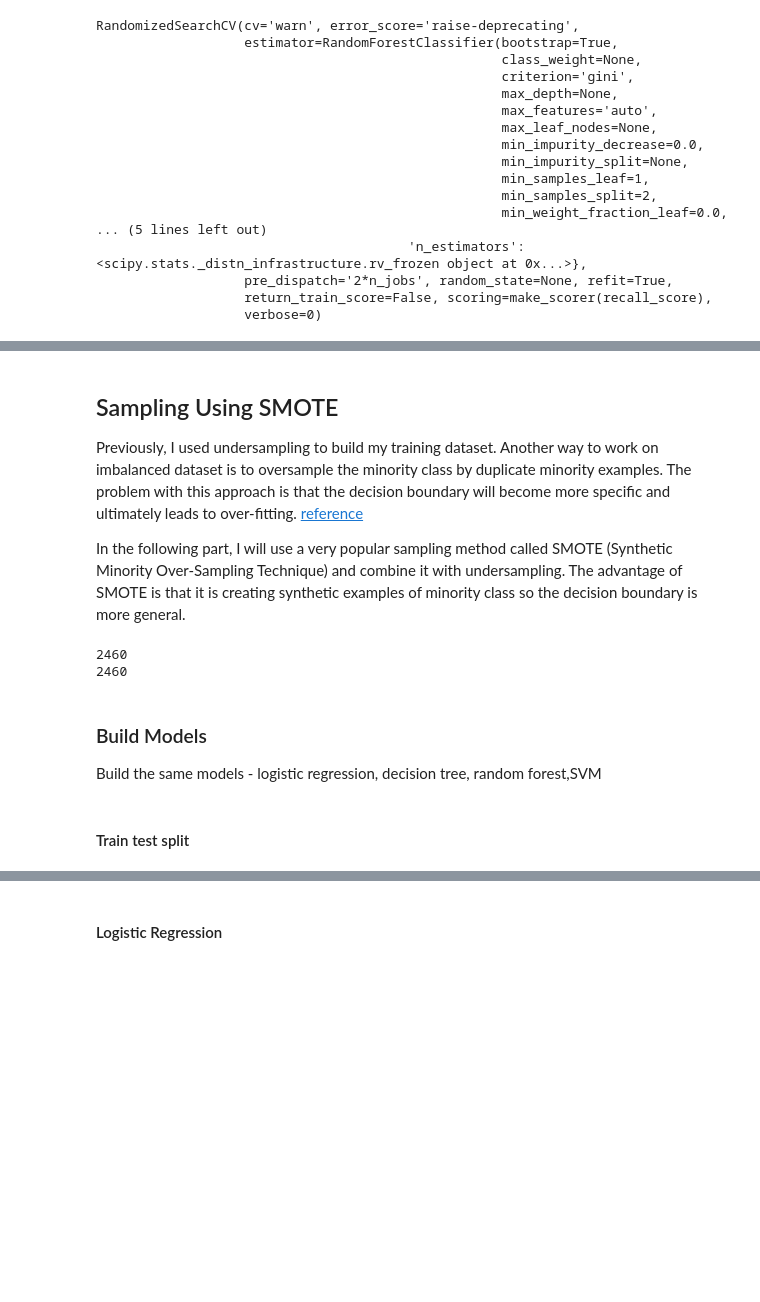
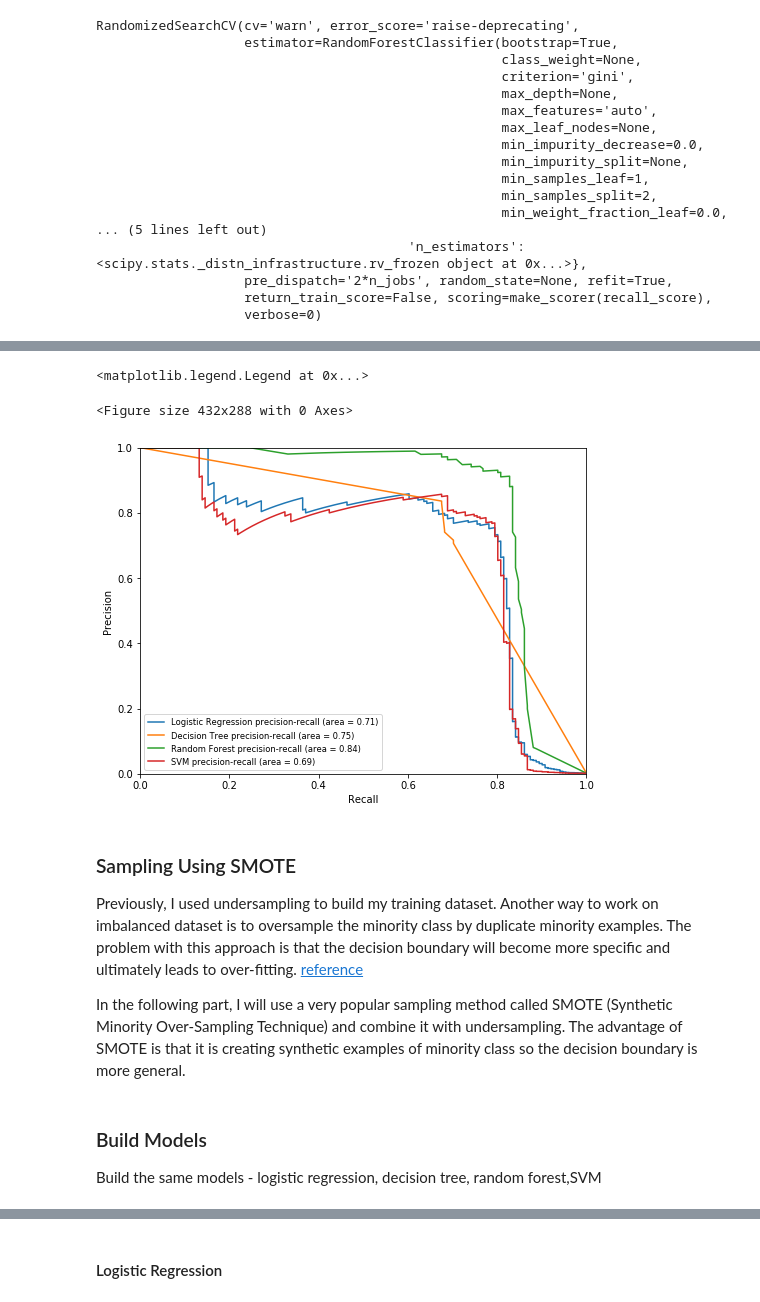
Before and after one commit to oyuan124/credit-card-fraud, a Jupyter notebook: Credit Card Fraud Detection.ipynb, the cells around one changed output, grey strips where cells are left out. Saved outputs shown, nothing was run; the diff lists cells and outputs as text; code cells hidden in the pictures; blank space fills up the shorter version.

```diff
--- a/Credit Card Fraud Detection.ipynb
+++ b/Credit Card Fraud Detection.ipynb
@@ -275,7 +259,7 @@ rdforest_param = {"n_estimators" : sp.stats.randint(80,120),
               "bootstrap": [True, False]
               }
 
-rdforest_search = RandomizedSearchCV(rdforest, param_distributions=rdforest_param, n_iter = n_iter_search, scoring=recall_score)
+rdforest_search = RandomizedSearchCV(rdforest, param_distributions=rdforest_param, scoring=recall_score)
 # %%
 rdforest_search.fit(X_train, y_train)
 # %% [output]
@@ -419,5 +417,21 @@ plt.legend(loc=0, fontsize='small')
+# %%
+plt.clf()
+plt.figure(figsize = (8,6))
+
+for m in models:
+    plt.plot(m['recall'], m['precision'], label = '%s precision-recall (area = %0.2f)' % (m['label'], m['pr-auc']))
+
+plt.xlim([0.0, 1.0])
+plt.ylim([0.0, 1.0])
+plt.xlabel('Recall')
+plt.ylabel('Precision')
+plt.legend(loc=0, fontsize='small')
+# %% [output]
+<matplotlib.legend.Legend at 0x...>
+<Figure size 432x288 with 0 Axes>
+[figure, added]
 # %% [markdown]
-## Sampling Using SMOTE
+### Sampling Using SMOTE
 
 Previously, I used undersampling to build my training dataset. Another way to work on imbalanced dataset is to oversample the minority class by duplicate minority examples. The problem with this approach is that the decision boundary will become more specific and ultimately leads to over-fitting. [reference](https://www.cs.cmu.edu/afs/cs/project/jair/pub/volume16/chawla02a-html/node5.html#SECTION00041000000000000000)
 
@@ -427,31 +441,24 @@ from imblearn.over_sampling import SMOTE
 # %%
 # I plan to oversample the minority class by 500% and reach to a balanced dataset.
 
+train_data = X_train.copy()
+
+train_data['Class'] = y_train
+
+fraud_data = train_data[train_data['Class'] == 1]
+
+fraud_size = len(fraud_data)
+
 minor_size = fraud_size*5
 
-SMOTE_non_fraud_sample = non_fraud_data.sample(n = minor_size, random_state = 101)
+non_fraud_data = train_data[train_data['Class'] == 0].sample(n = minor_size, random_state = 101)
 
-# combine two datasets
-
-SMOTE_data = pd.concat([fraud_data, SMOTE_non_fraud_sample])
+SMOTE_data = pd.concat([fraud_data, non_fraud_data])
 
 SMOTE_X = SMOTE_data.drop('Class', axis = 1)
+
 SMOTE_y = SMOTE_data['Class']
-
-# create SMOTE
-
-smt = SMOTE(sampling_strategy='minority', random_state=88)
-
-SMOTE_X, SMOTE_y = smt.fit_resample(SMOTE_X, SMOTE_y)
-
-print(np.size(SMOTE_y[SMOTE_y == 0]))
-print(np.size(SMOTE_y[SMOTE_y == 1]))
-# %% [output]
-2460
-2460
 # %% [markdown]
 ### Build Models
 
 Build the same models - logistic regression, decision tree, random forest,SVM
-# %% [markdown]
-#### Train test split
```
Also changed, not shown: parts of 46 cells of this notebook.
